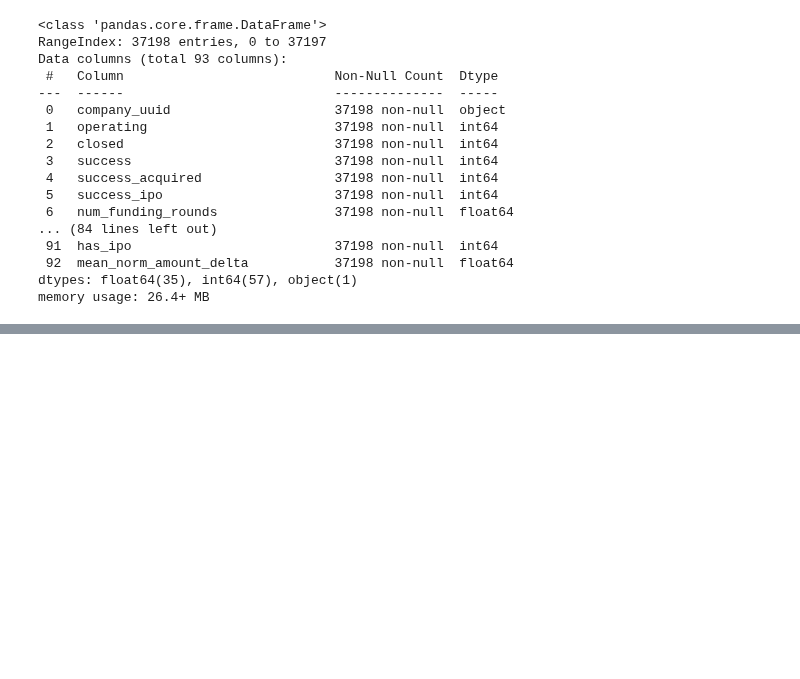
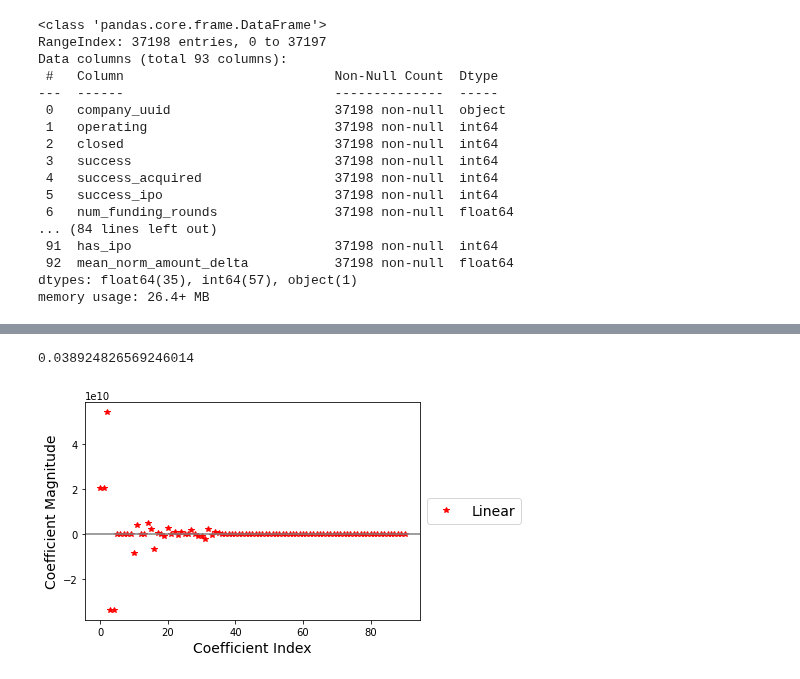
Before and after one commit to StardustLID/TEMG4952A-TEAM-5, a Jupyter notebook: Week3_Onwards/Linear Regression .ipynb, the cells around one changed output, grey strips where cells are left out. Cells and saved outputs as stored; diff of their text form; code cells hidden in the pictures; blank space fills up the shorter version.

Commit message:
update linear+  poly regression (incomplete)

```diff
--- a/Week3_Onwards/Linear Regression .ipynb
+++ b/Week3_Onwards/Linear Regression .ipynb
@@ -75,3 +80,12 @@ Data columns (total 93 columns):
  92  mean_norm_amount_delta           37198 non-null  float64
 dtypes: float64(35), int64(57), object(1)
 memory usage: 26.4+ MB
+# %%
+# define independent variables/attirbutes/features
+x = features.drop(columns=['mean_norm_amount_delta', "company_uuid"])
+y = features["mean_norm_amount_delta"]
+
+#Make "mean_norm_amount_delta" column 1/0
+binary_labels = [0,1]
+y = pd.qcut(y, 2, labels = binary_labels)
+y
@@ -77,0 +106,22 @@ memory usage: 26.4+ MB
+# %%
+# Train model
+first_lm = LinearRegression()
+
+X_train, X_test, y_train, y_test = train_test_split(x, y, test_size=0.3, random_state = 5)
+
+
+y_train = y_train.to_numpy()
+firs_lm = first_lm.fit(X_train, y_train)
+
+print(mean_squared_error(y_test, first_lm.predict(X_test)))
+# %% [output]
+0.038924826569246014
+# %%
+plt.plot(first_lm.coef_,linestyle='none',marker='*',markersize=6,color='red',label='Linear')
+plt.axhline(y=0, color='grey', linestyle='-')
+plt.xlabel('Coefficient Index',fontsize=14)
+plt.ylabel('Coefficient Magnitude',fontsize=14)
+plt.legend(fontsize=14, loc='center left', bbox_to_anchor=(1, 0.5))
+plt.show()
+# %% [output]
+[figure, added]
```
Also changed, not shown: parts of 2 cells of this notebook, 2 other files.
